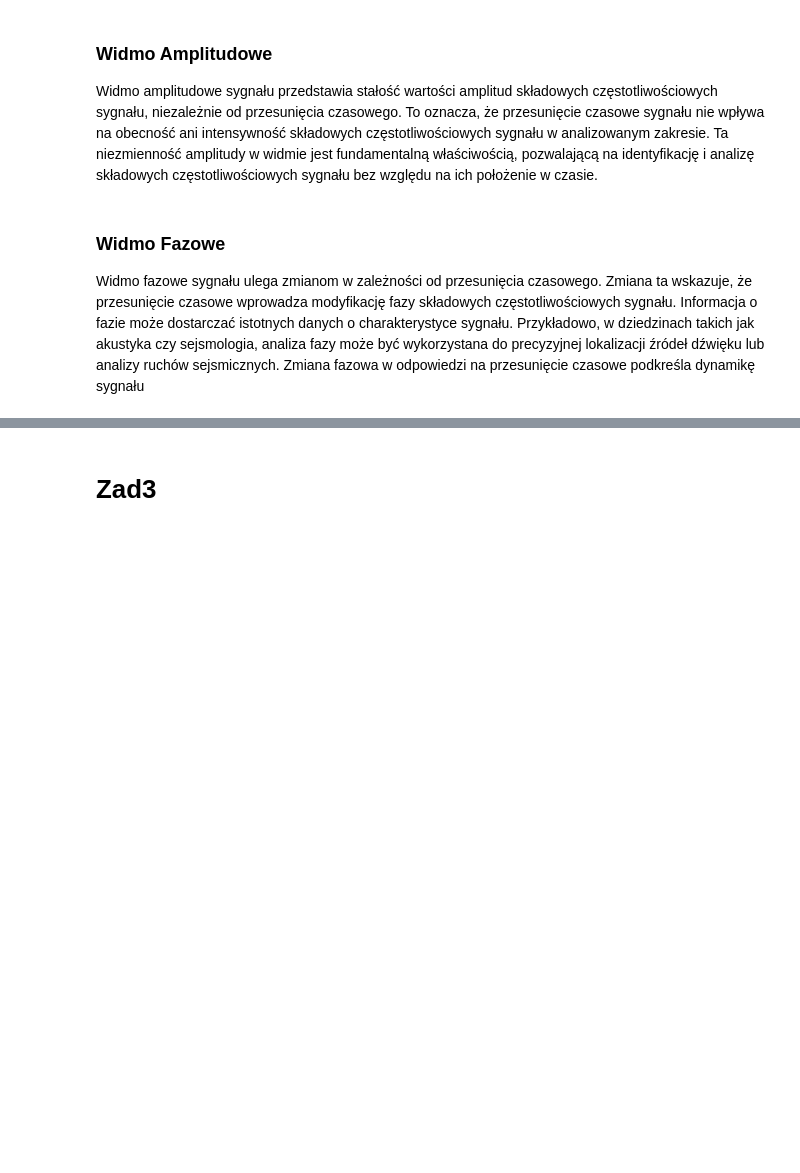
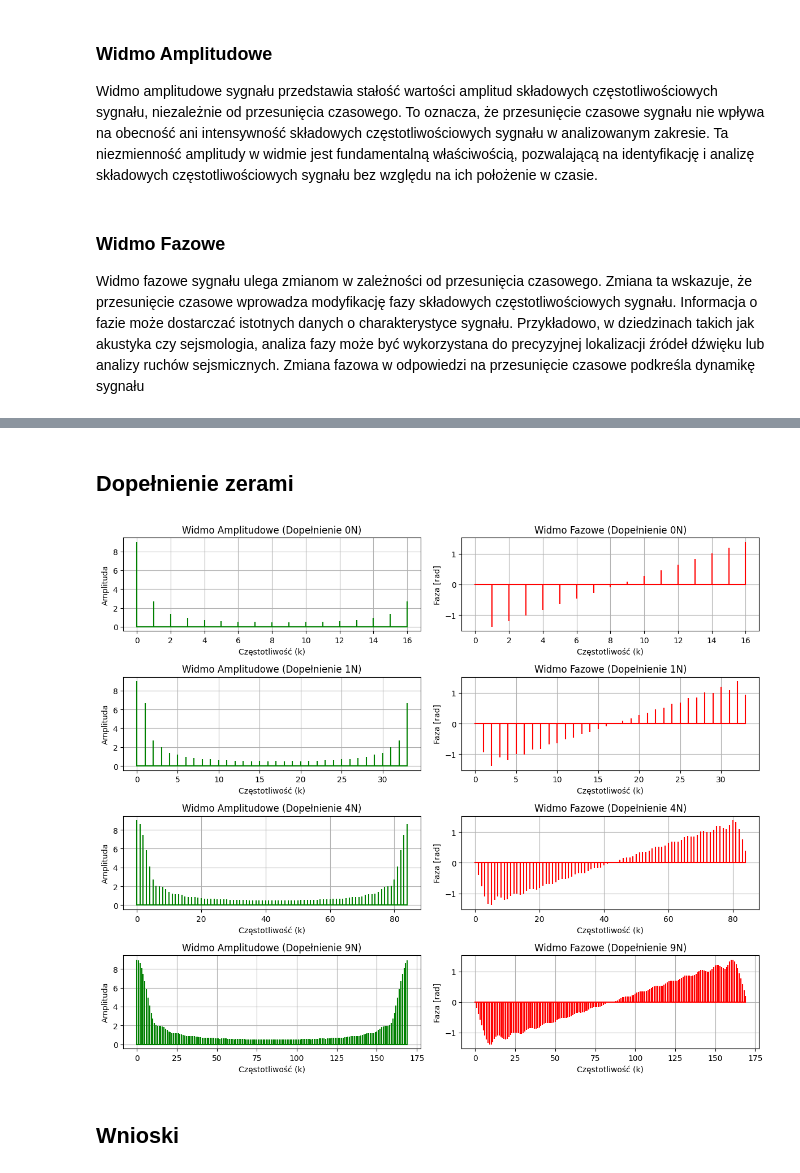
Before and after one commit to Matthev00/WMM, a Jupyter notebook: LAB1/102_OstaszewskiM_KucK.ipynb, the cells around one changed output, grey strips where cells are left out. Drawn from its saved outputs; the diff is of its cells as text; code cells hidden in the pictures; blank space fills up the shorter version.

```diff
--- a/LAB1/102_OstaszewskiM_KucK.ipynb
+++ b/LAB1/102_OstaszewskiM_KucK.ipynb
@@ -173,2 +194,31 @@ Widmo fazowe sygnału ulega zmianom w zależności od przesunięcia czasowego. Z
+# %% [markdown]
+## Dopełnienie zerami
+# %%
+zero_paddings = [0, 1, 4, 9]
+
+fig, axs = plt.subplots(len(zero_paddings), 2, figsize=(12, 10))
+
+for i, padding in enumerate(zero_paddings):
+    padded_signal = np.pad(s_base, (0, padding * N), 'constant')
+    fft_result = np.fft.fft(padded_signal)
+
+    amplitude_spectrum = np.abs(fft_result)
+    phase_spectrum = np.angle(fft_result)
+
+    axs[i, 0].stem(range(len(amplitude_spectrum)), amplitude_spectrum, 'g', markerfmt=" ", basefmt="-g")
+    axs[i, 0].set_title(f'Widmo Amplitudowe (Dopełnienie {padding}N)')
+    axs[i, 0].set_ylabel('Amplituda')
+    axs[i, 0].grid(True)
+    axs[i, 0].set(xlabel='Częstotliwość (k)')
+
+    axs[i, 1].stem(range(len(phase_spectrum)), phase_spectrum, 'r', markerfmt=" ", basefmt="-r")
+    axs[i, 1].set_title(f'Widmo Fazowe (Dopełnienie {padding}N)')
+    axs[i, 1].set_ylabel('Faza [rad]')
+    axs[i, 1].grid(True)
+    axs[i, 1].set(xlabel='Częstotliwość (k)')
+
+plt.tight_layout()
+# %% [output]
+[figure, added]
 # %% [markdown]
-# Zad3
+## Wnioski
```
Also changed, not shown: parts of 9 cells of this notebook.
